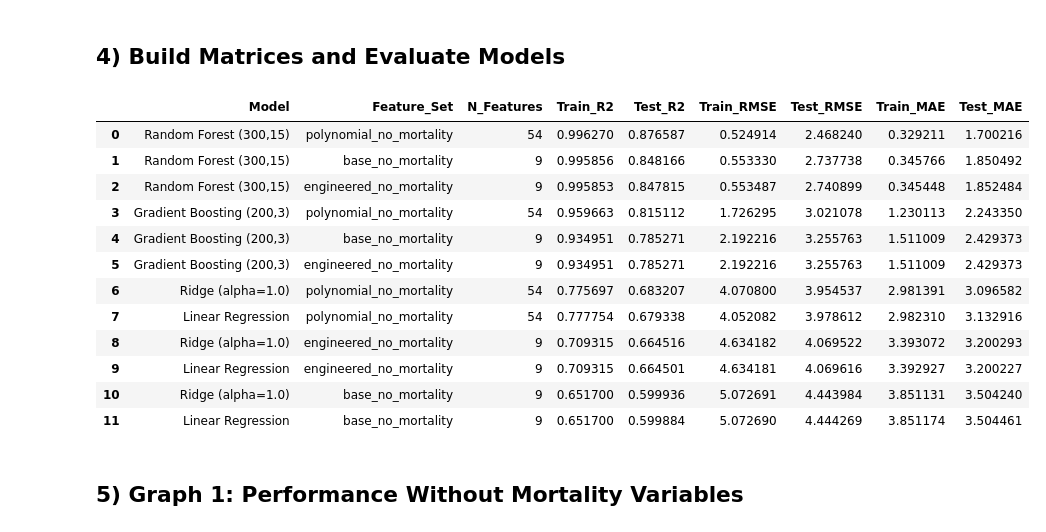
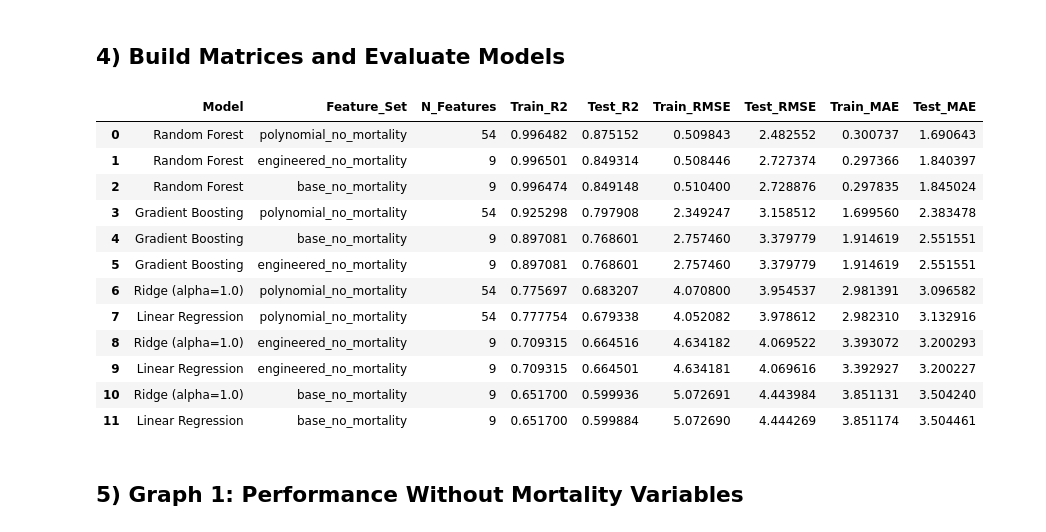
Before and after one commit to 3028Bikalpa/STATS201_project_Bikki, a Jupyter notebook: Codes/non_mortality.ipynb, the cells around one changed output. Drawn from its saved outputs; the diff is of its cells as text; code cells hidden in the pictures.

```diff
--- a/Codes/non_mortality.ipynb
+++ b/Codes/non_mortality.ipynb
@@ -18,6 +18,7 @@ import numpy as np
 import pandas as pd
 import matplotlib.pyplot as plt
 import seaborn as sns
+from scipy import stats
 
 from sklearn.impute import SimpleImputer
 from sklearn.preprocessing import StandardScaler, PolynomialFeatures
@@ -45,9 +46,20 @@ FULL_PATH = DATA_DIR / 'health_panel_ml_numeric.csv'
 if not FULL_PATH.exists():
     raise FileNotFoundError(f'Missing required file: {FULL_PATH.resolve()}')
 
-TARGET = 'life_expectancy'
+TARGET_CANDIDATES = ['life_expectancy', 'Life expectancy', 'life expectancy']
+YEAR_CANDIDATES = ['Year', 'year']
+COUNTRY_CANDIDATES = ['Country', 'country', 'Nation']
+REGION_CANDIDATES = ['Region', 'region', 'Continent', 'continent', 'WHO_region', 'IncomeGroup']
+
+IMAGES_DIR = PROJECT_ROOT / 'Images'
+EXPORT_DIR = PROJECT_ROOT / 'cleaner_exports'
+IMAGES_DIR.mkdir(parents=True, exist_ok=True)
+EXPORT_DIR.mkdir(parents=True, exist_ok=True)
+
 print('Project root:', PROJECT_ROOT)
 print('Data dir    :', DATA_DIR)
+print('Images dir  :', IMAGES_DIR)
+print('Export dir  :', EXPORT_DIR)
 # %% [output]
 Project root: /Users/bikki/Documents/Projects_Spring_2026/STATS201
 Data dir    : /Users/bikki/Documents/Projects_Spring_2026/STATS201/Assets/cleaner_exports
@@ -175,21 +223,16 @@ def eval_metrics(y_train, yhat_train, y_test, yhat_test):
     }
 
 
-models = {
-    'Linear Regression': LinearRegression(),
-    'Ridge (alpha=1.0)': Ridge(alpha=1.0, random_state=RANDOM_STATE),
-    'Random Forest (300,15)': RandomForestRegressor(
-        n_estimators=300,
-        max_depth=15,
-        random_state=RANDOM_STATE,
-        n_jobs=-1,
-    ),
-    'Gradient Boosting (200,3)': GradientBoostingRegressor(
-        n_estimators=200,
-        max_depth=3,
-        random_state=RANDOM_STATE,
-    ),
-}
+def build_models():
+    return {
+        'Linear Regression': LinearRegression(),
+        'Ridge (alpha=1.0)': Ridge(alpha=1.0),
+        'Random Forest': RandomForestRegressor(random_state=RANDOM_STATE, n_jobs=1),
+        'Gradient Boosting': GradientBoostingRegressor(random_state=RANDOM_STATE),
+    }
+
+
+models = build_models()
 
 results = []
 artifacts = {}
@@ -203,39 +246,39 @@ for fs in ['base_no_mortality', 'engineered_no_mortality', 'polynomial_no_mortal
             ('scaler', StandardScaler()),
             ('model', model),
         ])
         pipe.fit(X_train_raw, y_train)
 
         yhat_train = pipe.predict(X_train_raw)
         yhat_test = pipe.predict(X_test_raw)
         met = eval_metrics(y_train, yhat_train, y_test, yhat_test)
 
         row = {
             'Model': mname,
             'Feature_Set': fs,
             'N_Features': len(feat_names),
             **met,
         }
         results.append(row)
 
         artifacts[(mname, fs)] = {
             'pipeline': pipe,
             'X_train_raw': X_train_raw,
             'X_test_raw': X_test_raw,
             'y_train': y_train,
             'y_test': y_test,
             'feature_names': feat_names,
         }
 
 results_df = pd.DataFrame(results).sort_values(['Test_R2', 'Test_RMSE'], ascending=[False, True]).reset_index(drop=True)
 results_df
 # %% [output]
 |  | Model | Feature_Set | N_Features | Train_R2 | Test_R2 | Train_RMSE | Test_RMSE | Train_MAE | Test_MAE |
-| 0 | Random Forest (300,15) | polynomial_no_mortality | 54 | 0.996270 | 0.876587 | 0.524914 | 2.468240 | 0.329211 | 1.700216 |
-| 1 | Random Forest (300,15) | base_no_mortality | 9 | 0.995856 | 0.848166 | 0.553330 | 2.737738 | 0.345766 | 1.850492 |
-| 2 | Random Forest (300,15) | engineered_no_mortality | 9 | 0.995853 | 0.847815 | 0.553487 | 2.740899 | 0.345448 | 1.852484 |
-| 3 | Gradient Boosting (200,3) | polynomial_no_mortality | 54 | 0.959663 | 0.815112 | 1.726295 | 3.021078 | 1.230113 | 2.243350 |
-| 4 | Gradient Boosting (200,3) | base_no_mortality | 9 | 0.934951 | 0.785271 | 2.192216 | 3.255763 | 1.511009 | 2.429373 |
-| 5 | Gradient Boosting (200,3) | engineered_no_mortality | 9 | 0.934951 | 0.785271 | 2.192216 | 3.255763 | 1.511009 | 2.429373 |
+| 0 | Random Forest | polynomial_no_mortality | 54 | 0.996482 | 0.875152 | 0.509843 | 2.482552 | 0.300737 | 1.690643 |
+| 1 | Random Forest | engineered_no_mortality | 9 | 0.996501 | 0.849314 | 0.508446 | 2.727374 | 0.297366 | 1.840397 |
+| 2 | Random Forest | base_no_mortality | 9 | 0.996474 | 0.849148 | 0.510400 | 2.728876 | 0.297835 | 1.845024 |
+| 3 | Gradient Boosting | polynomial_no_mortality | 54 | 0.925298 | 0.797908 | 2.349247 | 3.158512 | 1.699560 | 2.383478 |
+| 4 | Gradient Boosting | base_no_mortality | 9 | 0.897081 | 0.768601 | 2.757460 | 3.379779 | 1.914619 | 2.551551 |
+| 5 | Gradient Boosting | engineered_no_mortality | 9 | 0.897081 | 0.768601 | 2.757460 | 3.379779 | 1.914619 | 2.551551 |
 | 6 | Ridge (alpha=1.0) | polynomial_no_mortality | 54 | 0.775697 | 0.683207 | 4.070800 | 3.954537 | 2.981391 | 3.096582 |
 | 7 | Linear Regression | polynomial_no_mortality | 54 | 0.777754 | 0.679338 | 4.052082 | 3.978612 | 2.982310 | 3.132916 |
 | 8 | Ridge (alpha=1.0) | engineered_no_mortality | 9 | 0.709315 | 0.664516 | 4.634182 | 4.069522 | 3.393072 | 3.200293 |
```
Also changed, not shown: parts of 26 cells of this notebook, 31 other files.
